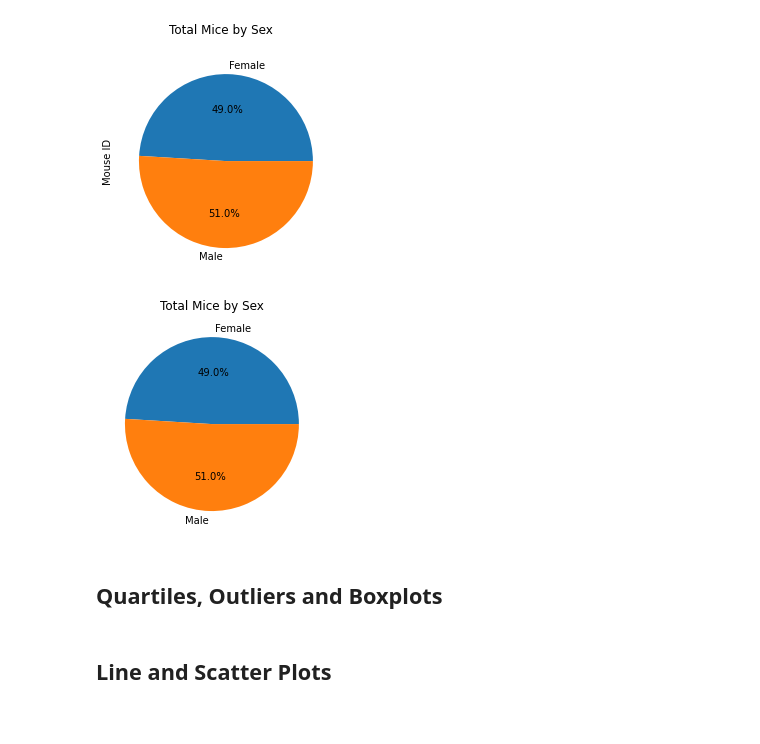
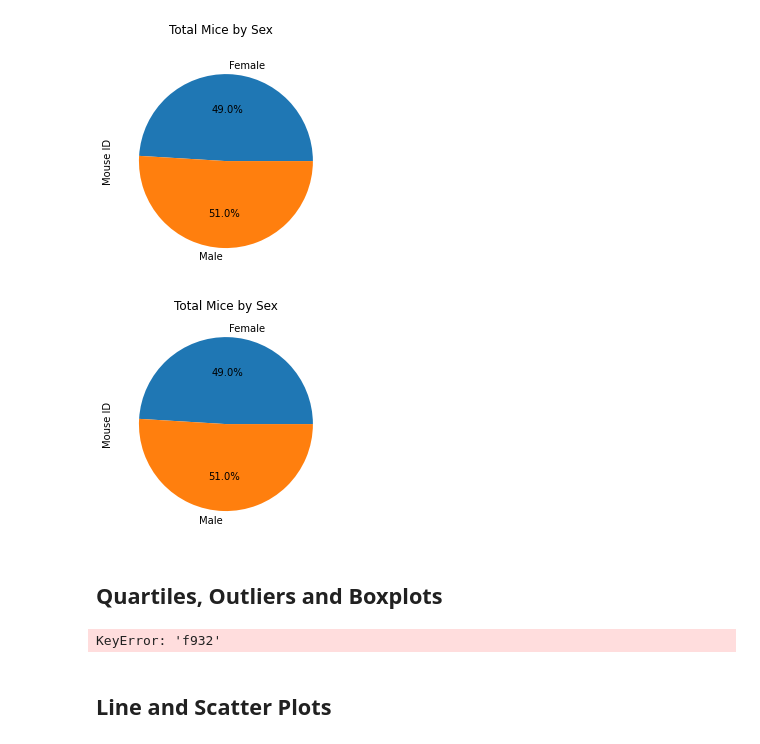
Before and after one commit to travisb98/Plotting_Pharmaceutical_Data, a Jupyter notebook: Pymaceuticals/pymaceuticals_starter.ipynb, the cells around one changed output. Drawn from its saved outputs; the diff is of its cells as text; code cells hidden in the pictures.

Commit message:
working on getting the final tumor volume accross each mouse for the 4 requesed drugs. Kinda struggling with this

```diff
--- a/Pymaceuticals/pymaceuticals_starter.ipynb
+++ b/Pymaceuticals/pymaceuticals_starter.ipynb
@@ -165,11 +165,12 @@ sex_pie=sex_gbo.plot(kind="pie",subplots="True",title=("Total Mice by Sex"),lege
 # %%
 # Generate a pie plot showing the distribution of female versus male mice using pyplot
 gender_gbo=study_and_mouse_working.groupby("Sex")[['Mouse ID']].count()
 
 plt.pie(gender_gbo,labels=gender_gbo.index,autopct="%1.1f%%")
 plt.title('Total Mice by Sex')
+plt.ylabel('Mouse ID')
 plt.show()
 # %% [output]
-[figure, old version]
+[figure, new version]
 # %% [markdown]
 ## Quartiles, Outliers and Boxplots
@@ -184,3 +177,43 @@ plt.show()
+# %%
+# Calculate the final tumor volume of each mouse across four of the treatment regimens:
+# Capomulin, Ramicane, Infubinol, and Ceftamin
+# Start by getting the last (greatest) timepoint for each mouse
+# Merge this group df with the original dataframe to get the tumor volume at the last timepoint
+
+top_drugs = ['Capomulin','Ramicane','Infubinol','Ceftamin']
+
+#creates series of unique mice IDs
+unique_mouse_series= study_and_mouse_working['Mouse ID'].drop_duplicates()
+
+#creates blank data frame
+final_tumor_volume = pd.DataFrame(index=unique_mouse_series, columns=top_drugs)
+final_tumor_volume
+
+
+
+
+
+
+# ### it think this isn't working because not all mice have tested all drugs, my dataframe has all mice by the drugs in the tops drugs list.
+# ## basic for loop that loops through each cell in the data frame
+# for druggy in final_tumor_volume.columns:
+#     for mouse in unique_mouse_series:
+#         testy=study_and_mouse_working.loc[(study_and_mouse_working["Mouse ID"]==mouse),:]
+#         testy=testy.loc[testy['Drug Regimen']==druggy,:]
+#         testy=testy.loc[(testy['Timepoint']==testy['Timepoint'].max()),:].set_index(keys=['Mouse ID'])
+#         finale = testy.at[mouse,'Tumor Volume (mm3)']
+#         final_tumor_volume.loc[mouse,druggy]=finale
+# final_tumor_volume
+
+# # ####-----------------------------------------------------------------------------------------------
+# # Basically a test fun for finding the max volume per mice per top drug, it's kinda clunky. only get a specifice drug/mouse id
+# testy=study_and_mouse_working.loc[(study_and_mouse_working["Mouse ID"]=='a203'),:]
+# testy=testy.loc[testy['Drug Regimen']=='Infubinol',:]
+# testy=testy.loc[(testy['Timepoint']==testy['Timepoint'].max()),:].set_index(keys=['Mouse ID'])
+# finale = testy.at['a203','Tumor Volume (mm3)']
+# finale
+# %% [output]
+KeyError: 'f932'
 # %%
 # Put treatments into a list for for loop (and later for plot labels)
 
```
Also changed, not shown: parts of 1 cell of this notebook.
